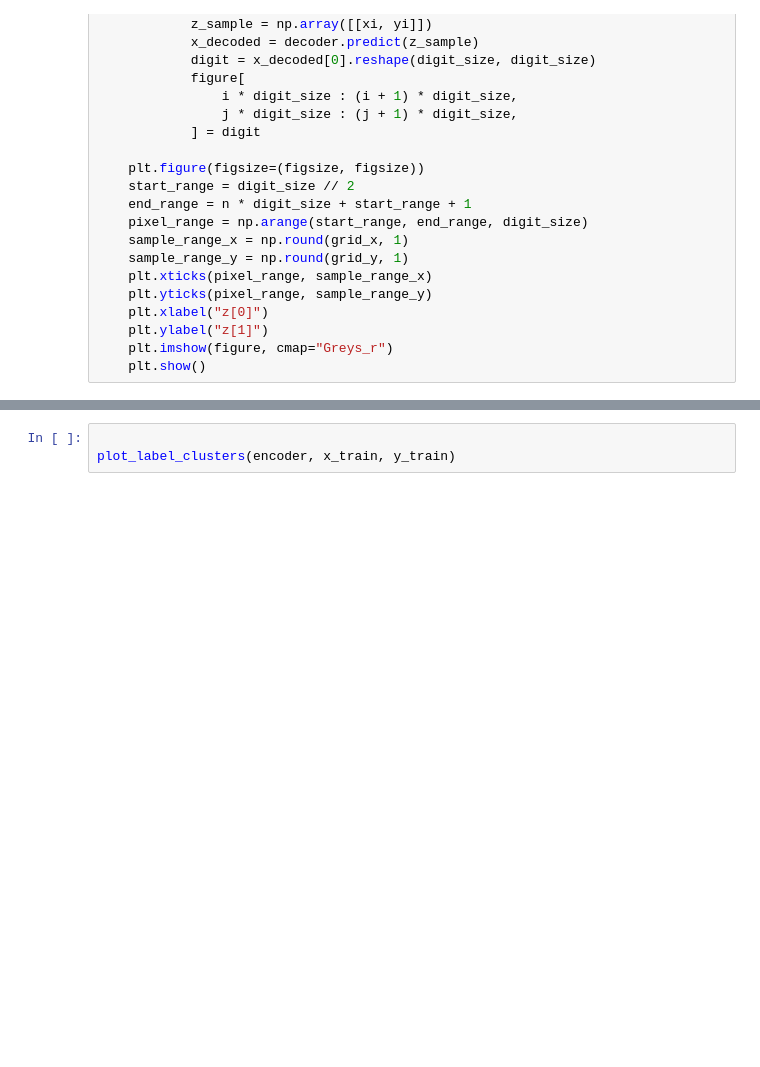
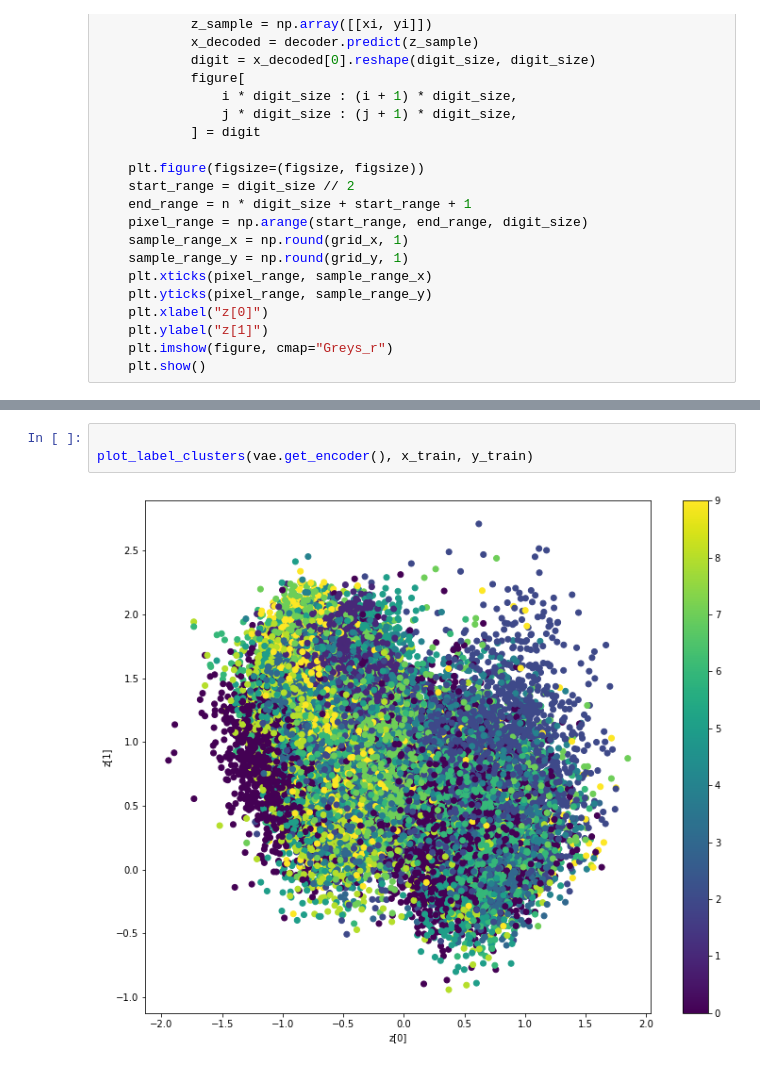
Before and after one commit to alex-chin/intro_neural_network, a Jupyter notebook: homeworks/home08/home08.ipynb, the cells around one changed output, grey strips where cells are left out. Drawn from its saved outputs; the diff is of its cells as text; blank space fills up the shorter version.

```diff
--- a/homeworks/home08/home08.ipynb
+++ b/homeworks/home08/home08.ipynb
@@ -193,3 +226,5 @@ x_train = np.expand_dims(x_train, -1).astype("float32") / 255
 # %%
 
-plot_label_clusters(encoder, x_train, y_train)
+plot_label_clusters(vae.get_encoder(), x_train, y_train)
+# %% [output]
+[figure, added]
```
Also changed, not shown: parts of 13 cells of this notebook.
